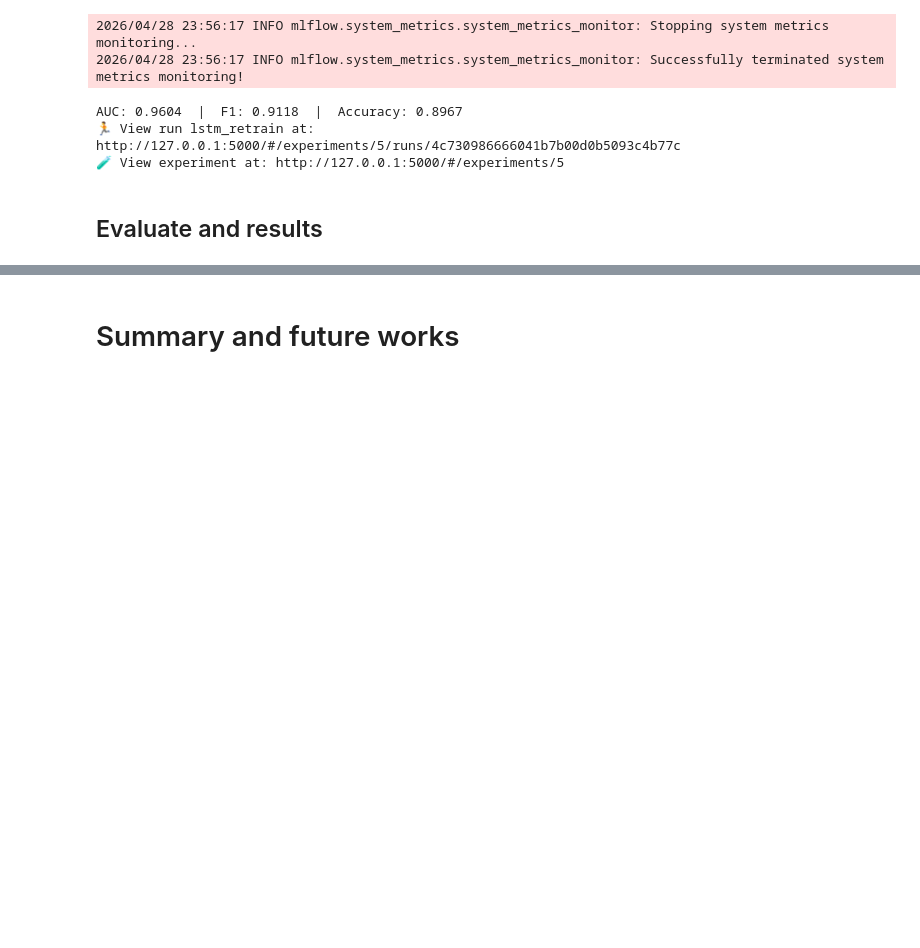
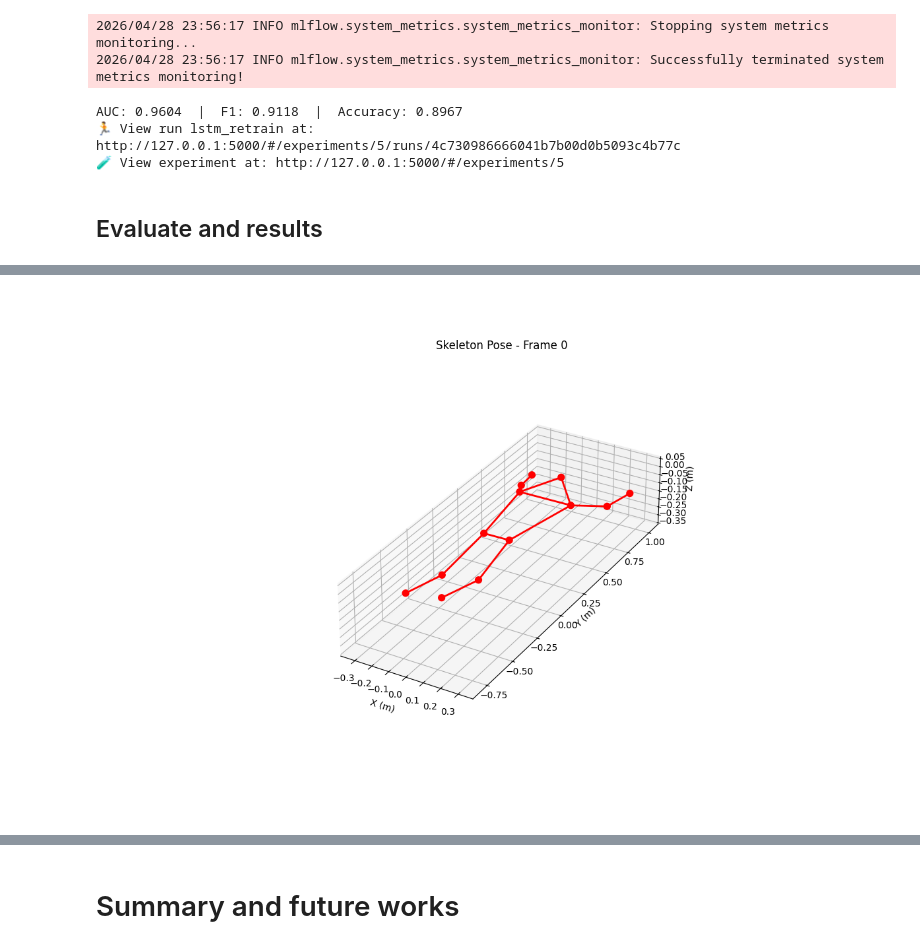
Before and after one commit to kallefrisk/DeepLearning_Schoolwork, a Jupyter notebook: MainProject/Assignment11/Assignment_11.ipynb, the cells around one changed output, grey strips where cells are left out. Saved outputs shown, nothing was run; the diff lists cells and outputs as text; code cells hidden in the pictures; blank space fills up the shorter version.

```diff
--- a/MainProject/Assignment11/Assignment_11.ipynb
+++ b/MainProject/Assignment11/Assignment_11.ipynb
@@ -966,0 +1143,5 @@ AUC: 0.9604  |  F1: 0.9118  |  Accuracy: 0.8967
+# %%
+# Animation for trimmed video using modell for kinect data
+Image("../plots/B21_own_trimmed_kinect.gif")
+# %% [output]
+[figure, added]
```
Also changed, not shown: parts of 14 cells of this notebook, 3 other files.
